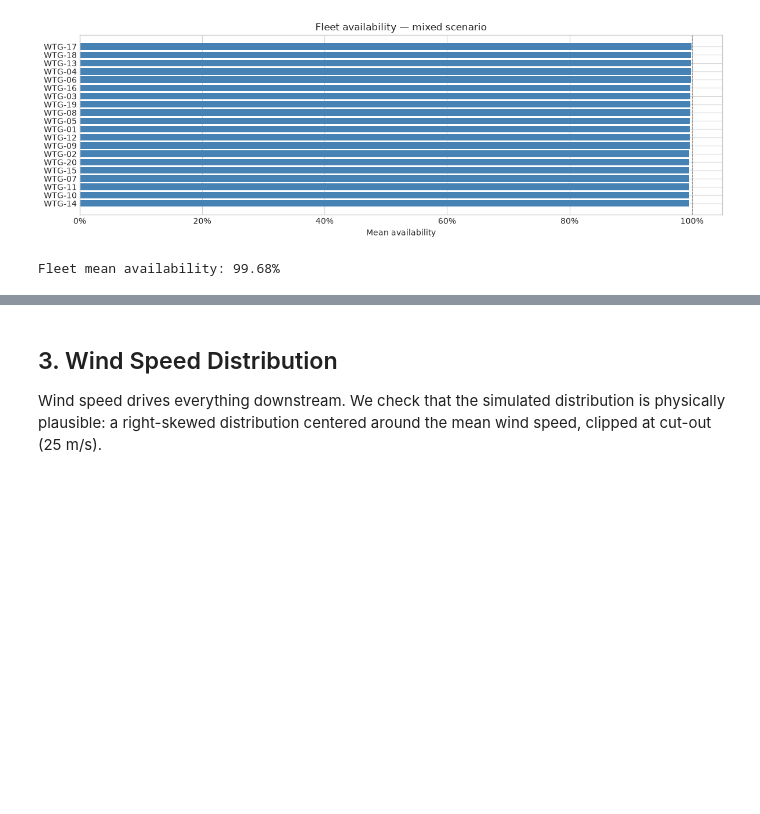
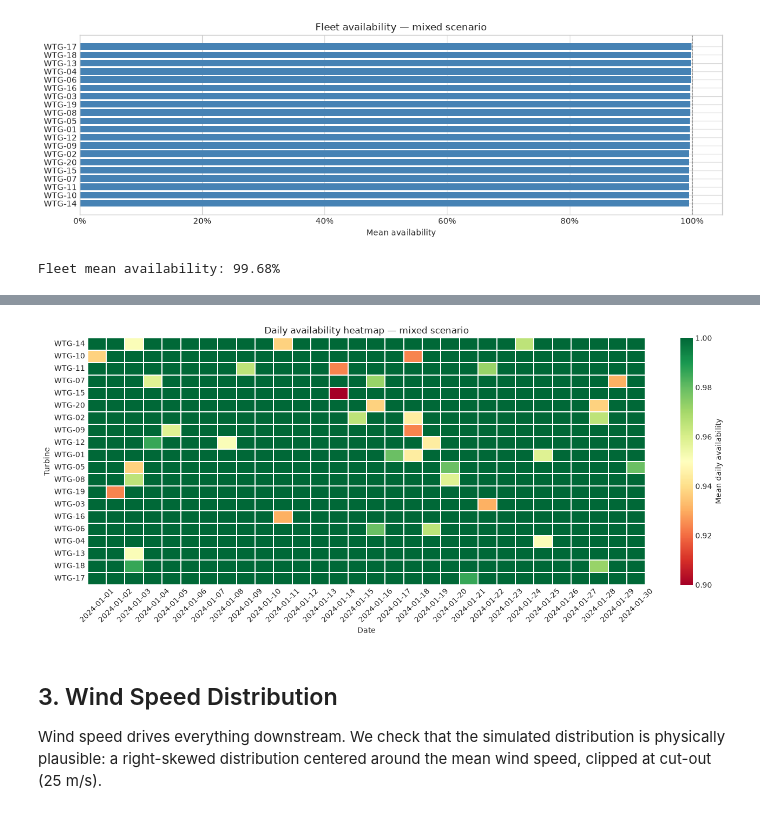
Before and after one commit to AdriARE/windops-ai-copilot, a Jupyter notebook: notebooks/01_eda_demo_data.ipynb, the cells around one changed output, grey strips where cells are left out. Drawn from its saved outputs; the diff is of its cells as text; code cells hidden in the pictures; blank space fills up the shorter version.

```diff
--- a/notebooks/01_eda_demo_data.ipynb
+++ b/notebooks/01_eda_demo_data.ipynb
@@ -100,3 +173,39 @@ Fleet mean availability: 99.68%
+# %%
+# ===============================
+# DOWNTIME TIMELINE — DAILY HEATMAP
+# ===============================
+
+avail_pivot = df_hourly.copy()
+avail_pivot["date"] = pd.to_datetime(avail_pivot["timestamp"]).dt.date
+
+avail_pivot = (
+    avail_pivot
+    .groupby(["turbine_id", "date"])["availability"]
+    .mean()
+    .unstack("date")
+)
+# Sort least-available turbines to the top
+avail_pivot = avail_pivot.loc[avail_pivot.mean(axis=1).sort_values().index]
+
+fig, ax = plt.subplots(figsize=(14, 6))
+sns.heatmap(
+    avail_pivot,
+    cmap="RdYlGn",
+    vmin=0.90,
+    vmax=1.00,
+    ax=ax,
+    linewidths=0.2,
+    linecolor="white",
+    cbar_kws={"label": "Mean daily availability"},
+)
+ax.set_title(f"Daily availability heatmap — {SCENARIO} scenario")
+ax.set_xlabel("Date")
+ax.set_ylabel("Turbine")
+ax.tick_params(axis="x", rotation=45)
+plt.tight_layout()
+plt.show()
+# %% [output]
+[figure, added]
 # %% [markdown]
 ## 3. Wind Speed Distribution
 
```
Also changed, not shown: parts of 9 cells of this notebook.
